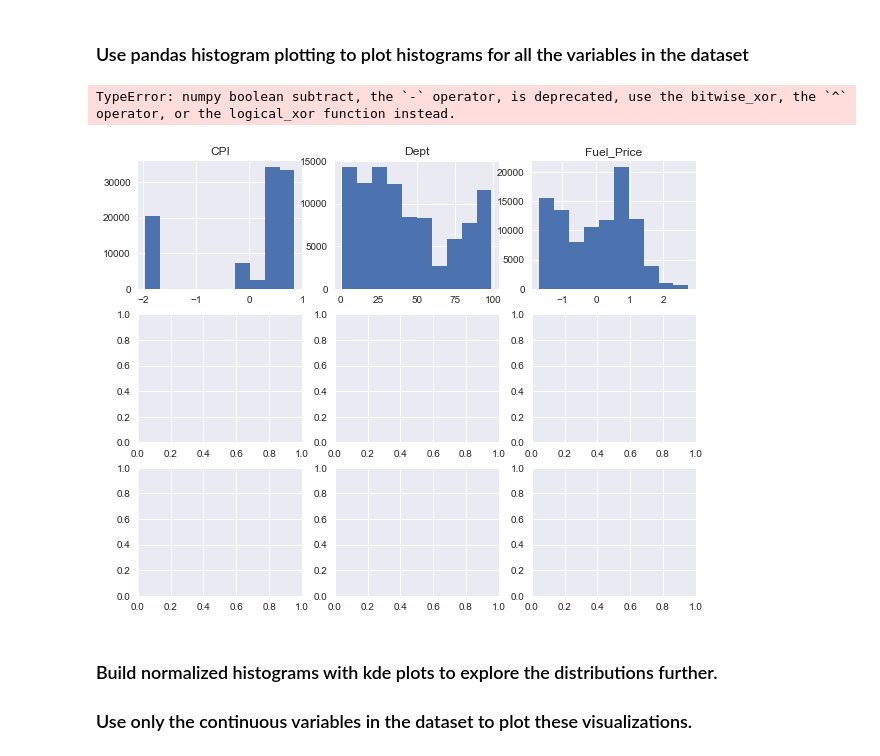
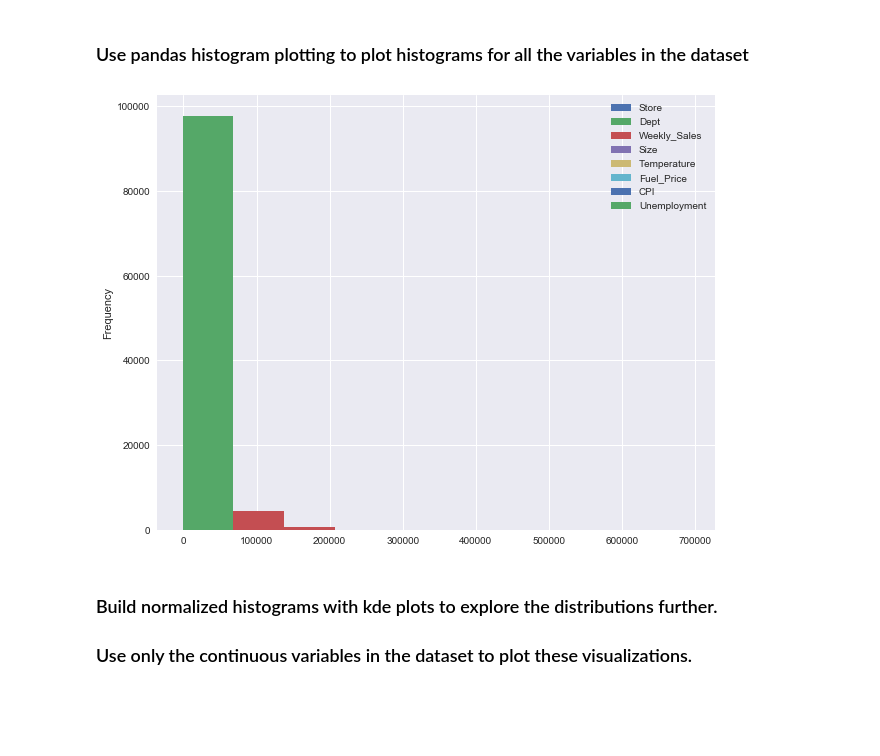
Before and after one commit to MissAle17/dsc-1-12-08-exploring-our-data-lab-online-ds-sp-000, a Jupyter notebook: index.ipynb, the cells around one changed output. Saved outputs shown, nothing was run; the diff lists cells and outputs as text; code cells hidden in the pictures; blank space fills up the shorter version.

```diff
--- a/index.ipynb
+++ b/index.ipynb
@@ -58,10 +58,9 @@ walmart.describe()
 ### Use pandas histogram plotting to plot histograms for all the variables in the dataset
 # %%
 # Your code here
-walmart.hist( figsize= (10,8));
+walmart.plot.hist( figsize= (10,8));
 # %% [output]
-TypeError: numpy boolean subtract, the `-` operator, is deprecated, use the bitwise_xor, the `^` operator, or the logical_xor function instead.
-[figure, old version]
+[figure, new version]
 # %%
 # Your observations here
 # %% [markdown]
```
Also changed, not shown: parts of 2 cells of this notebook.
